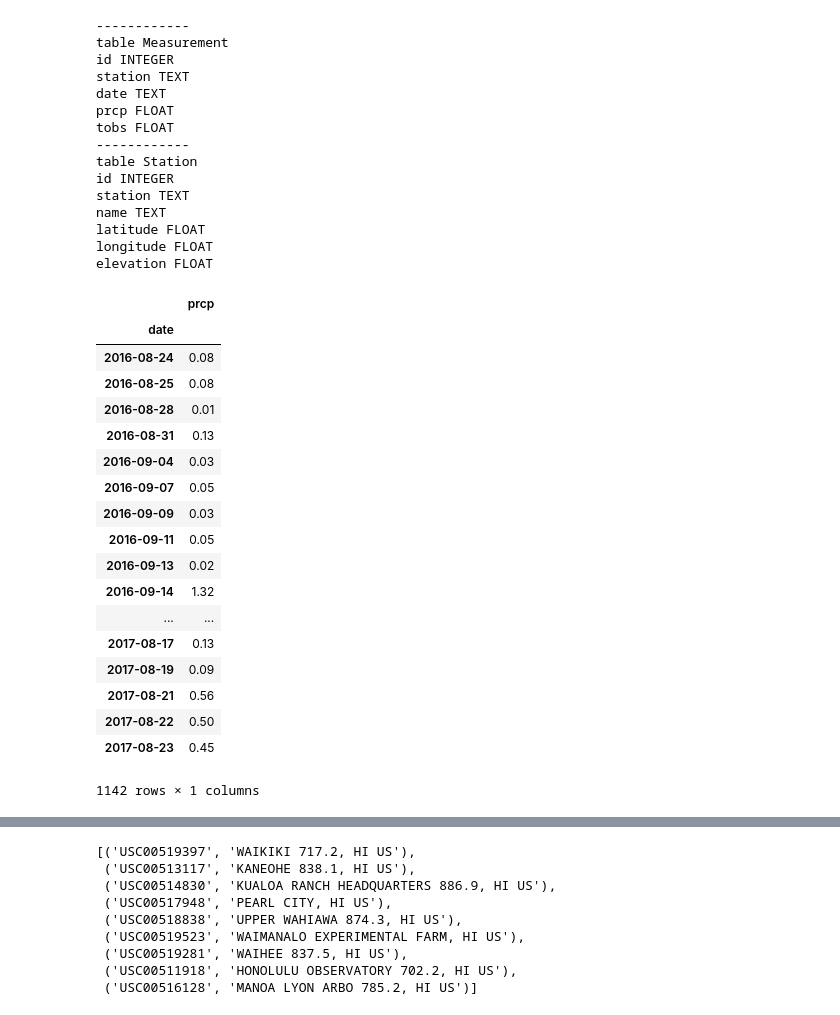
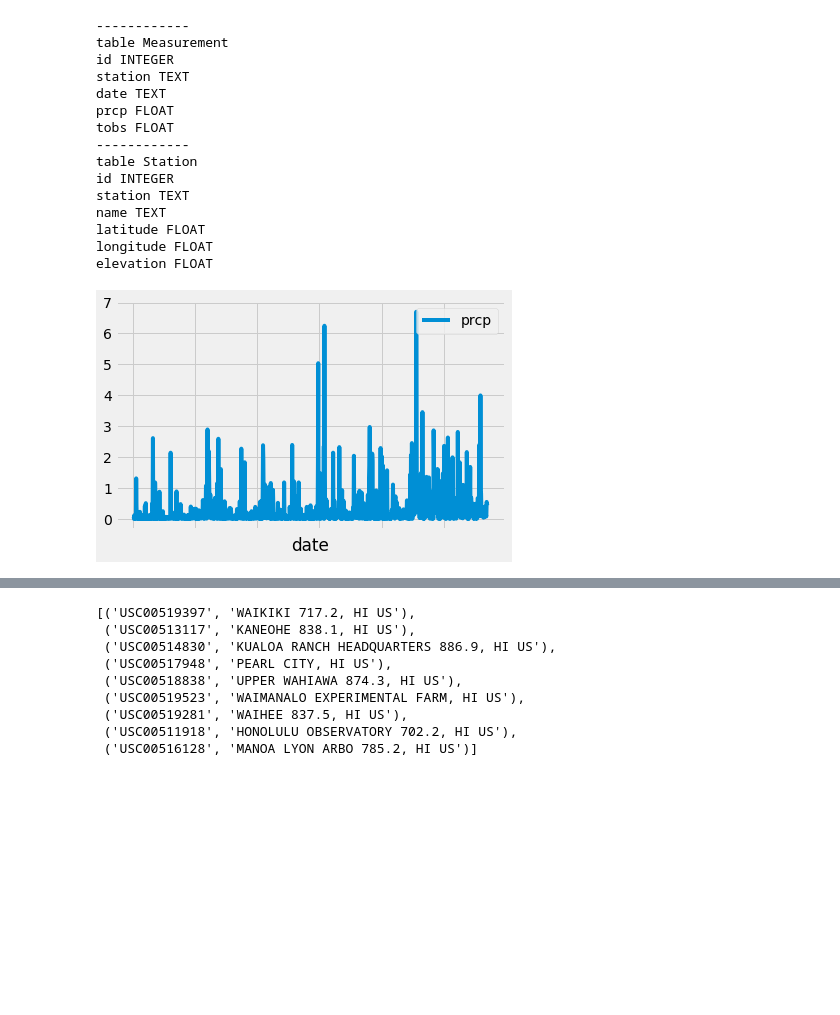
Before and after one commit to Mikey-Esteban/sqlalchemy-challenge, a Jupyter notebook: climate_starter.ipynb, the cells around one changed output, grey strips where cells are left out. Saved outputs shown, nothing was run; the diff lists cells and outputs as text; code cells hidden in the pictures; blank space fills up the shorter version.

```diff
--- a/climate_starter.ipynb
+++ b/climate_starter.ipynb
@@ -72,51 +72,33 @@ elevation FLOAT
 # %%
 # Design a query to retrieve the last 12 months of precipitation data and plot the results
 
 # Calculate the date 1 year ago from the last data point in the database
 last_date = session.query(Measurement.date).order_by(Measurement.date.desc()).first()
 # Change into a datetime obj
 date_last = dt.datetime.strptime(last_date[0], "%Y-%m-%d")
 date_last
 # Calculate a year from last date
 year_ago = date_last - dt.timedelta(days=365)
 year_ago
 
 # Perform a query to retrieve the data and precipitation scores
 prcp_data = session.query(Measurement.date, Measurement.prcp)\
     .filter(Measurement.date > year_ago)\
     .all()
 prcp_data
 # Save the query results as a Pandas DataFrame and set the index to the date column
 prcp_df = pd.DataFrame(prcp_data)
 prcp_df = prcp_df.set_index('date')
 prcp_df = prcp_df.replace(0, np.nan)
 prcp_df = prcp_df.dropna()
 prcp_df
 
-# # Use Pandas Plotting with Matplotlib to plot the data
-# prcp_df.plot()
-# plt.tight_layout()
-# plt.show()
+# Use Pandas Plotting with Matplotlib to plot the data
+prcp_df.plot()
+plt.tight_layout()
+plt.show()
 # %% [output]
-|  | prcp |
-| date |  |
-| 2016-08-24 | 0.08 |
-| 2016-08-25 | 0.08 |
-| 2016-08-28 | 0.01 |
-| 2016-08-31 | 0.13 |
-| 2016-09-04 | 0.03 |
-| 2016-09-07 | 0.05 |
-| 2016-09-09 | 0.03 |
-| 2016-09-11 | 0.05 |
-| 2016-09-13 | 0.02 |
-| 2016-09-14 | 1.32 |
-| ... | ... |
-| 2017-08-17 | 0.13 |
-| 2017-08-19 | 0.09 |
-| 2017-08-21 | 0.56 |
-| 2017-08-22 | 0.50 |
-| 2017-08-23 | 0.45 |
-1142 rows × 1 columns
+[figure, added]
 # %% [markdown]
 ![precipitation](Images/precipitation.png)
 # %%
```
Also changed, not shown: 1 other file.
